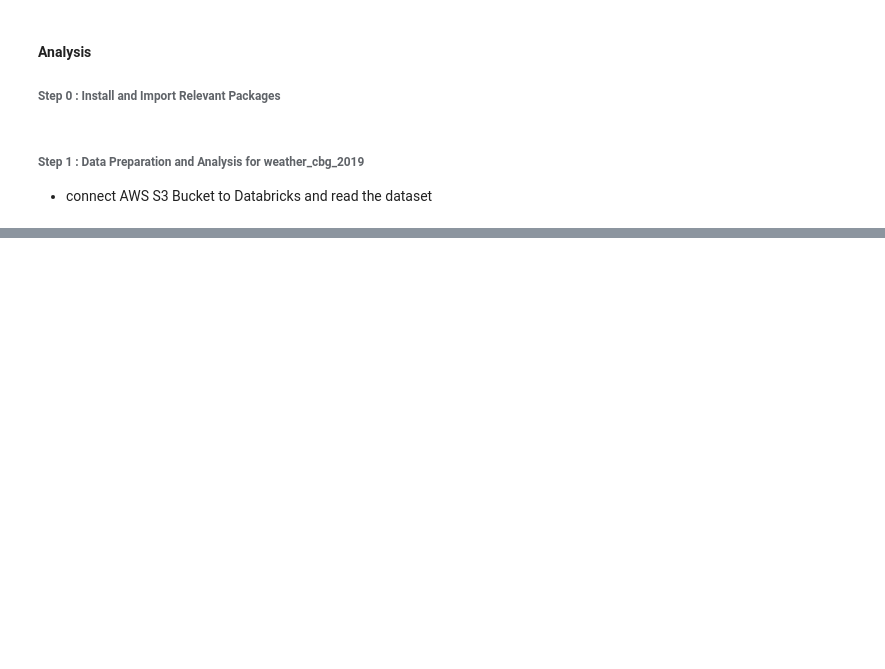
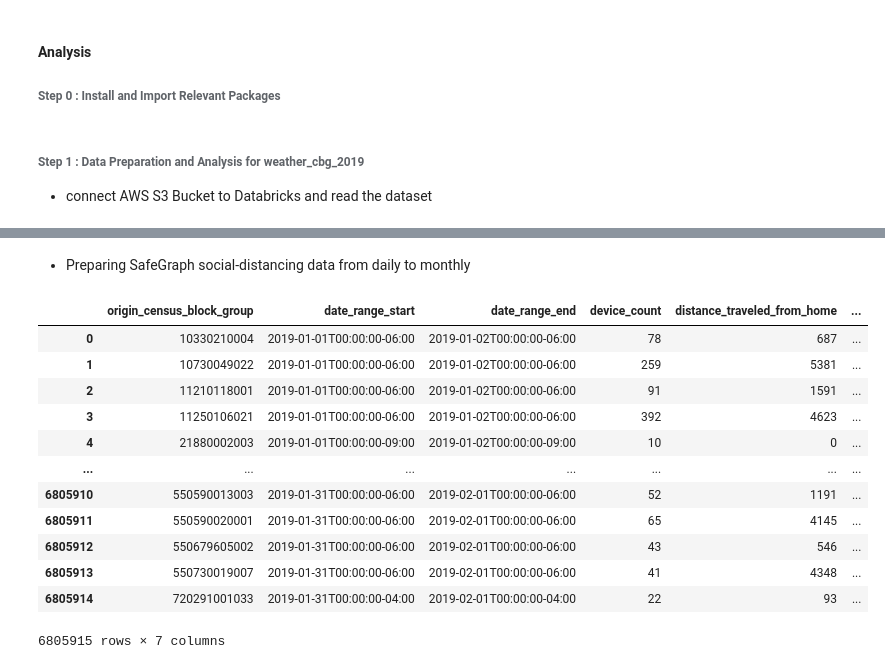
Before and after one commit to ivy-Ruxin-Tong/AI-for-earth---relationship-between-human-mobility-and-weather, a Jupyter notebook: notebooks/Users/ivy.ruxin.tong@gmail.com/Relationship between Human Mobility and Weather.ipynb, the cells around one changed output, grey strips where cells are left out. Cells and saved outputs as stored; diff of their text form; code cells hidden in the pictures; blank space fills up the shorter version.

```diff
--- a/notebooks/Users/ivy.ruxin.tong@gmail.com/Relationship between Human Mobility and Weather.ipynb
+++ b/notebooks/Users/ivy.ruxin.tong@gmail.com/Relationship between Human Mobility and Weather.ipynb
@@ -196,0 +225,2 @@ plt.title("mean weather parameters level by month")
+# %% [markdown]
+- Preparing SafeGraph social-distancing data from daily to monthly
@@ -196,0 +236,27 @@ plt.title("mean weather parameters level by month")
+# %%
+# Prepare January file for initial modeling
+import glob, os
+Jan_files = glob.glob("/dbfs/social_distance_data/social_distance/2019/01/*/*")
+
+li= []
+for file in Jan_files:
+    df = pd.read_csv(file, compression='gzip', usecols=['origin_census_block_group','date_range_start','date_range_end','distance_traveled_from_home','mean_home_dwell_time','completely_home_device_count','device_count'])
+    li.append(df)
+
+sd_data_jan = pd.concat(li, axis=0, ignore_index=True)
+
+sd_data_jan
+# %% [output]
+|  | origin_census_block_group | date_range_start | date_range_end | device_count | distance_traveled_from_home | ... |
+| 0 | 10330210004 | 2019-01-01T00:00:00-06:00 | 2019-01-02T00:00:00-06:00 | 78 | 687 | ... |
+| 1 | 10730049022 | 2019-01-01T00:00:00-06:00 | 2019-01-02T00:00:00-06:00 | 259 | 5381 | ... |
+| 2 | 11210118001 | 2019-01-01T00:00:00-06:00 | 2019-01-02T00:00:00-06:00 | 91 | 1591 | ... |
+| 3 | 11250106021 | 2019-01-01T00:00:00-06:00 | 2019-01-02T00:00:00-06:00 | 392 | 4623 | ... |
+| 4 | 21880002003 | 2019-01-01T00:00:00-09:00 | 2019-01-02T00:00:00-09:00 | 10 | 0 | ... |
+| ... | ... | ... | ... | ... | ... | ... |
+| 6805910 | 550590013003 | 2019-01-31T00:00:00-06:00 | 2019-02-01T00:00:00-06:00 | 52 | 1191 | ... |
+| 6805911 | 550590020001 | 2019-01-31T00:00:00-06:00 | 2019-02-01T00:00:00-06:00 | 65 | 4145 | ... |
+| 6805912 | 550679605002 | 2019-01-31T00:00:00-06:00 | 2019-02-01T00:00:00-06:00 | 43 | 546 | ... |
+| 6805913 | 550730019007 | 2019-01-31T00:00:00-06:00 | 2019-02-01T00:00:00-06:00 | 41 | 4348 | ... |
+| 6805914 | 720291001033 | 2019-01-31T00:00:00-04:00 | 2019-02-01T00:00:00-04:00 | 22 | 93 | ... |
+6805915 rows × 7 columns
```
Also changed, not shown: parts of 68 cells of this notebook.
